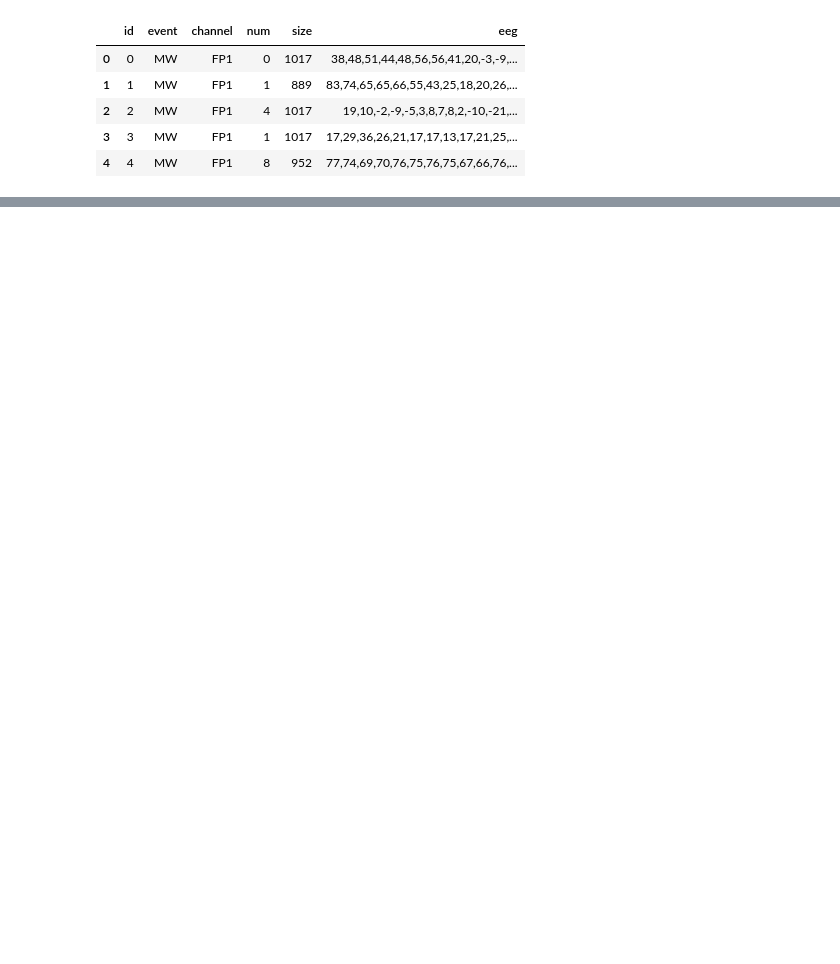
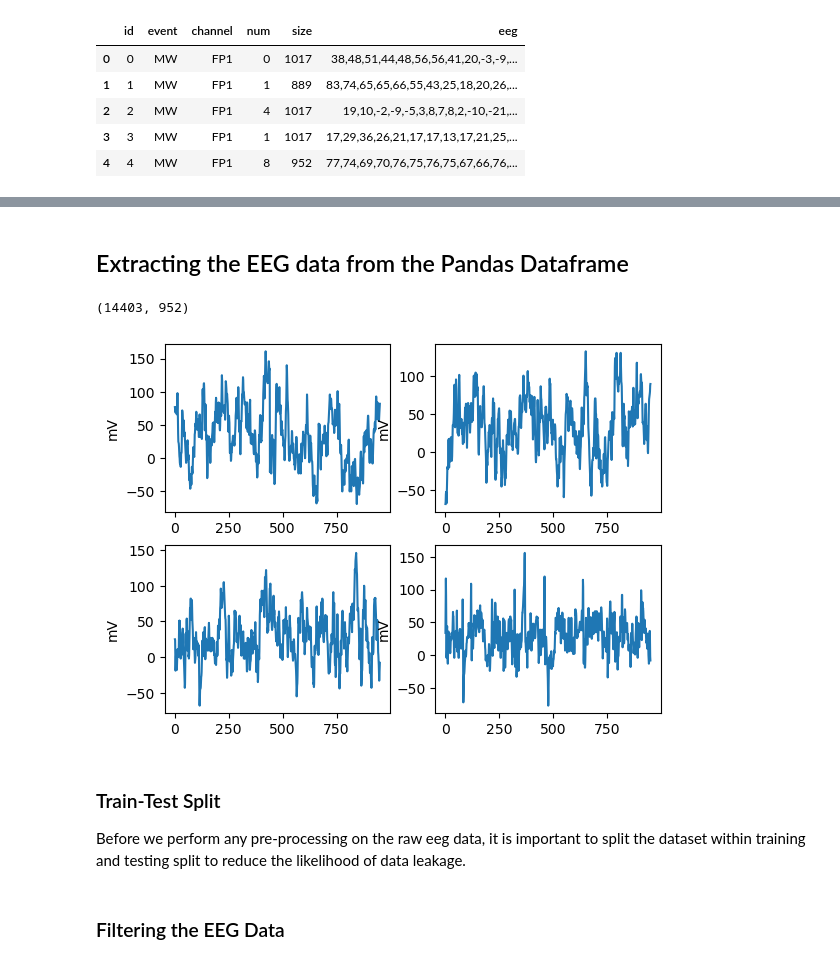
Before and after one commit to mlmulv/Brain-MNIST, a Jupyter notebook: brain_mnist.ipynb, the cells around one changed output, grey strips where cells are left out. Cells and saved outputs as stored; diff of their text form; code cells hidden in the pictures; blank space fills up the shorter version.

Commit message:
Loaded data in. First stages of preprocessing done.

```diff
--- a/brain_mnist.ipynb
+++ b/brain_mnist.ipynb
@@ -35,0 +53,5 @@ Name: eeg, Length: 67635, dtype: object
+# %%
+#creating new dataset with eeg data that is 952 samples long
+new_size = 952
+new_data = data.loc[data["size"] == new_size]
+new_data
@@ -35,0 +72,32 @@ Name: eeg, Length: 67635, dtype: object
+# %% [markdown]
+## Extracting the EEG data from the Pandas Dataframe
+# %%
+#testing extracting one eeg-stream into a numpy array
+import numpy as np
+eeg_data = np.zeros(shape=(new_size, new_data["eeg"].size))
+temp = new_data["eeg"].to_numpy()
+
+#iterating through preallocated array
+for i in range(new_data["eeg"].size):
+    eeg_data[:,i] = np.fromstring(temp[i], dtype=int, sep=',')
+
+#transposing so samples are among the columns
+eeg_data = np.transpose(eeg_data)
+eeg_data.shape
+# %% [output]
+(14403, 952)
+# %%
+#plotting some eeg data
+import matplotlib.pyplot as plt
+fig, ax = plt.subplots(2, 2)
+
+i=0;
+for ax in ax.flat:
+    ax.plot(eeg_data[i,:])
+    ax.set(ylabel='mV')
+    i+=1
+# %% [output]
+[figure, added]
+# %% [markdown]
+### Train-Test Split
+Before we perform any pre-processing on the raw eeg data, it is important to split the dataset within training and testing split to reduce the likelihood of data leakage.
@@ -35,0 +116,2 @@ Name: eeg, Length: 67635, dtype: object
+# %% [markdown]
+### Filtering the EEG Data
```
Also changed, not shown: parts of 10 cells of this notebook.
